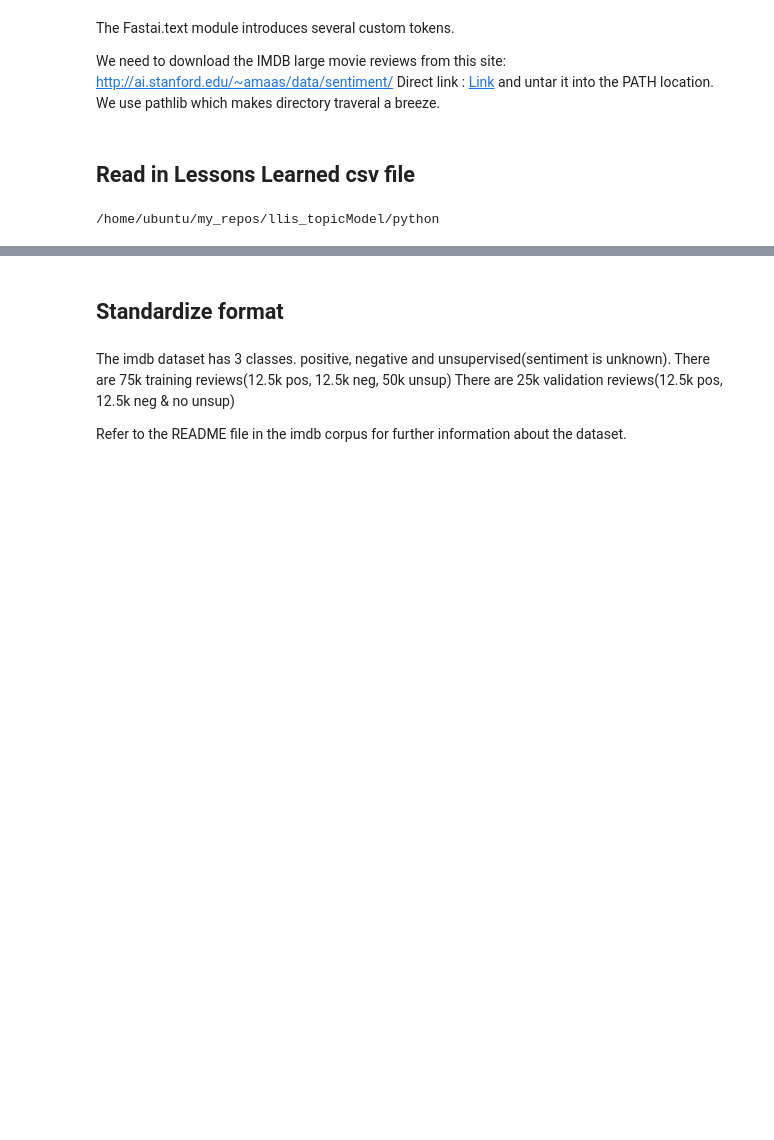
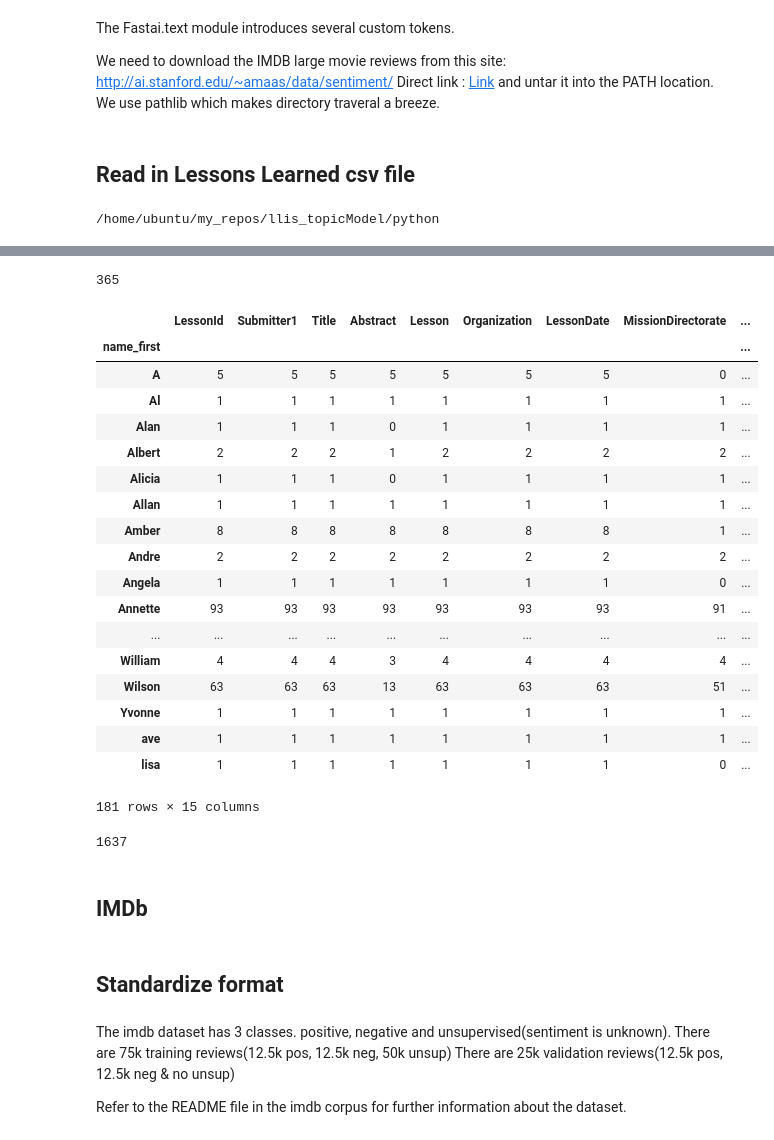
Before and after one commit to itsshaikaslam/llis_topicModel, a Jupyter notebook: python/lessons_learned.ipynb, the cells around one changed output, grey strips where cells are left out. Drawn from its saved outputs; the diff is of its cells as text; code cells hidden in the pictures; blank space fills up the shorter version.

```diff
--- a/python/lessons_learned.ipynb
+++ b/python/lessons_learned.ipynb
@@ -43,0 +118,3 @@ data.groupby(['SafetyIssue']).count()
+# %%
+# remove trailing spaces at end or beginning
+df['Submitter1'] = df['Submitter1'].str.strip()
@@ -43,0 +126,2 @@ data.groupby(['SafetyIssue']).count()
+# %%
+df[['name_last','name_first']] = df['Submitter1'].str.split(',',expand=True)
@@ -43,0 +175,33 @@ data.groupby(['SafetyIssue']).count()
+# %%
+name_first = df.sort_values(by=['name_first']).groupby(['name_first']).count()
+len(submitter)
+# %% [output]
+365
+# %%
+name_first
+# %% [output]
+|  | LessonId | Submitter1 | Title | Abstract | Lesson | Organization | LessonDate | MissionDirectorate | ... |
+| name_first |  |  |  |  |  |  |  |  | ... |
+| A | 5 | 5 | 5 | 5 | 5 | 5 | 5 | 0 | ... |
+| Al | 1 | 1 | 1 | 1 | 1 | 1 | 1 | 1 | ... |
+| Alan | 1 | 1 | 1 | 0 | 1 | 1 | 1 | 1 | ... |
+| Albert | 2 | 2 | 2 | 1 | 2 | 2 | 2 | 2 | ... |
+| Alicia | 1 | 1 | 1 | 0 | 1 | 1 | 1 | 1 | ... |
+| Allan | 1 | 1 | 1 | 1 | 1 | 1 | 1 | 1 | ... |
+| Amber | 8 | 8 | 8 | 8 | 8 | 8 | 8 | 1 | ... |
+| Andre | 2 | 2 | 2 | 2 | 2 | 2 | 2 | 2 | ... |
+| Angela | 1 | 1 | 1 | 1 | 1 | 1 | 1 | 0 | ... |
+| Annette | 93 | 93 | 93 | 93 | 93 | 93 | 93 | 91 | ... |
+| ... | ... | ... | ... | ... | ... | ... | ... | ... | ... |
+| William | 4 | 4 | 4 | 3 | 4 | 4 | 4 | 4 | ... |
+| Wilson | 63 | 63 | 63 | 13 | 63 | 63 | 63 | 51 | ... |
+| Yvonne | 1 | 1 | 1 | 1 | 1 | 1 | 1 | 1 | ... |
+| ave | 1 | 1 | 1 | 1 | 1 | 1 | 1 | 1 | ... |
+| lisa | 1 | 1 | 1 | 1 | 1 | 1 | 1 | 0 | ... |
+181 rows × 15 columns
+# %%
+# confirm that LessonId is unique, it is
+lessonid = df.sort_values(by=['LessonId']).groupby(['LessonId']).count()
+len(lessonid)
+# %% [output]
+1637
@@ -44,3 +221,5 @@ data.groupby(['SafetyIssue']).count()
+# %% [markdown]
+## IMDb
 # %%
 BOS = 'xbos'  # beginning-of-sentence tag
 FLD = 'xfld'  # data field tag
```
Also changed, not shown: parts of 18 cells of this notebook.
